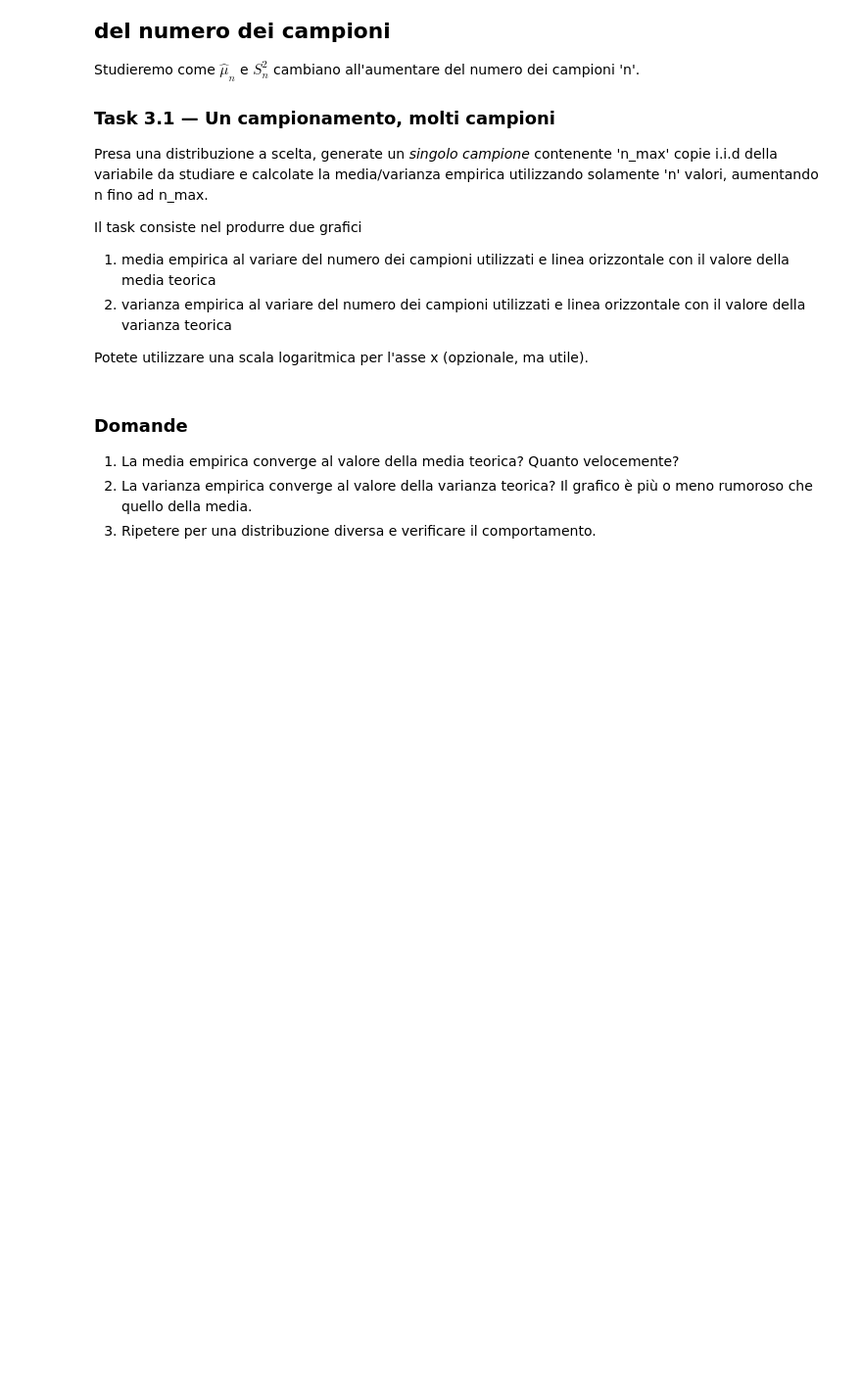
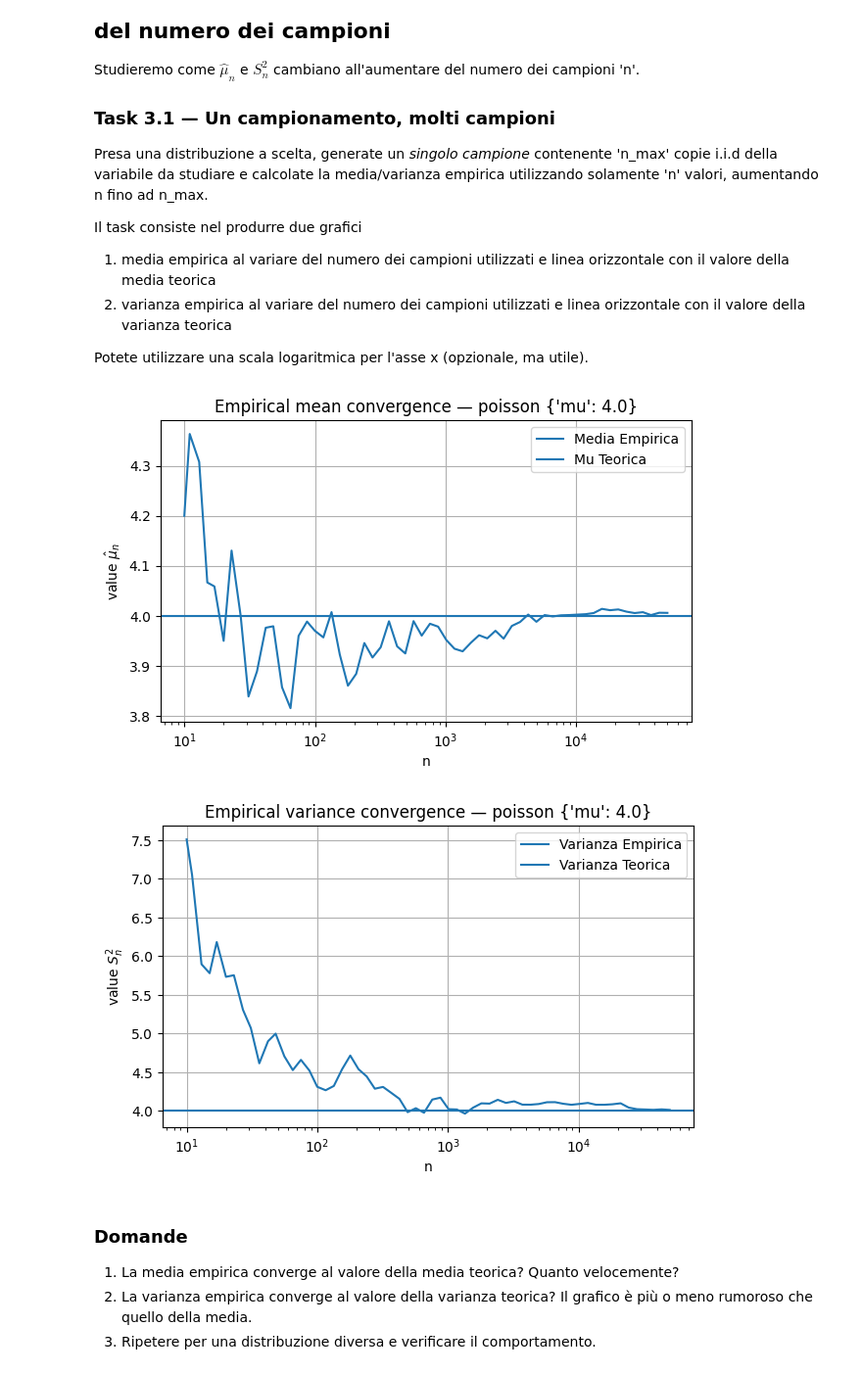
Before and after one commit to iamgiu/Introduzione-al-Data-Science, a Jupyter notebook: Notebook/Seconda Settimana/lab2.ipynb, the cells around one changed output. Shown at 98% size. Drawn from its saved outputs; the diff is of its cells as text; code cells hidden in the pictures; blank space fills up the shorter version.

Commit message:
Fatto il punto 3

```diff
--- a/Notebook/Seconda Settimana/lab2.ipynb
+++ b/Notebook/Seconda Settimana/lab2.ipynb
@@ -160,8 +160,8 @@ def prefix_stats(x: np.ndarray, ns: np.ndarray) -> tuple[np.ndarray, np.ndarray]
     for n in ns:
         xn = x[:n]
         # TO DO
-        means.append(...)
-        vars_.append(...)
+        means.append(np.mean(xn))                                   # np.mean(xn) calcola la media empirica sugli n valori
+        vars_.append(np.var(xn, ddof=1))                            # np.var(xn, ddog=1) calcola la varianza campionaria con ddof=1, cioè dividendo per n-1 invece di n
     return np.array(means), np.array(vars_)
 
 # ====== Choose distribution and parameters here ======
@@ -170,39 +170,43 @@ def prefix_stats(x: np.ndarray, ns: np.ndarray) -> tuple[np.ndarray, np.ndarray]
 
 dist_name = "poisson"
 params = {"mu": 4.0}
 
 n_max = 50_000
-x = sample_dist(...,....,...)
+rng = np.random.default_rng(seed=42)
+x = sample_dist(dist_name, params, n_max, rng)                          # funzione definita nel punto Task 1.2
 
 ns = np.unique(np.logspace(1, np.log10(n_max), 60).astype(int))  # 10 ... n_max
 mhat, vhat = prefix_stats(x, ns)
 mu, var = theory_mean_var(dist_name, params)
 
 # Plot mean convergence
 plt.figure()
 # TO DO
-plt.plot(...)
+plt.plot(ns, mhat, label="Media Empirica")
 # TO DO: plot thoeretical mu
-plt.axhline(...)
+plt.axhline(mu, label="Mu Teorica")
 plt.xscale("log")
 plt.xlabel("n")
-plt.ylabel("value $\hat\mu_n$")
+plt.ylabel(r"value $\hat{\mu}_n$")                              # mi dava errore quindi ho messo "r" per fare in modo che Python tratti il backslash come un carattere normale
 plt.title(f"Empirical mean convergence — {dist_name} {params}")
 plt.legend()
 plt.show()
 
 # Plot variance convergence
 plt.figure()
 # TO DO
-plt.plot(...)
+plt.plot(ns, vhat, label="Varianza Empirica")
 # TO DO: plot theoretical variance
-plt.axhline(...)
+plt.axhline(var, label="Varianza Teorica")
 plt.xscale("log")
 plt.xlabel("n")
 plt.ylabel("value $S_n^2$")
 plt.title(f"Empirical variance convergence — {dist_name} {params}")
 plt.legend()
 plt.show()
+# %% [output]
+[figure, added]
+[figure, added]
 # %% [markdown]
 ### Domande
 
```
Also changed, not shown: parts of 3 cells of this notebook.
